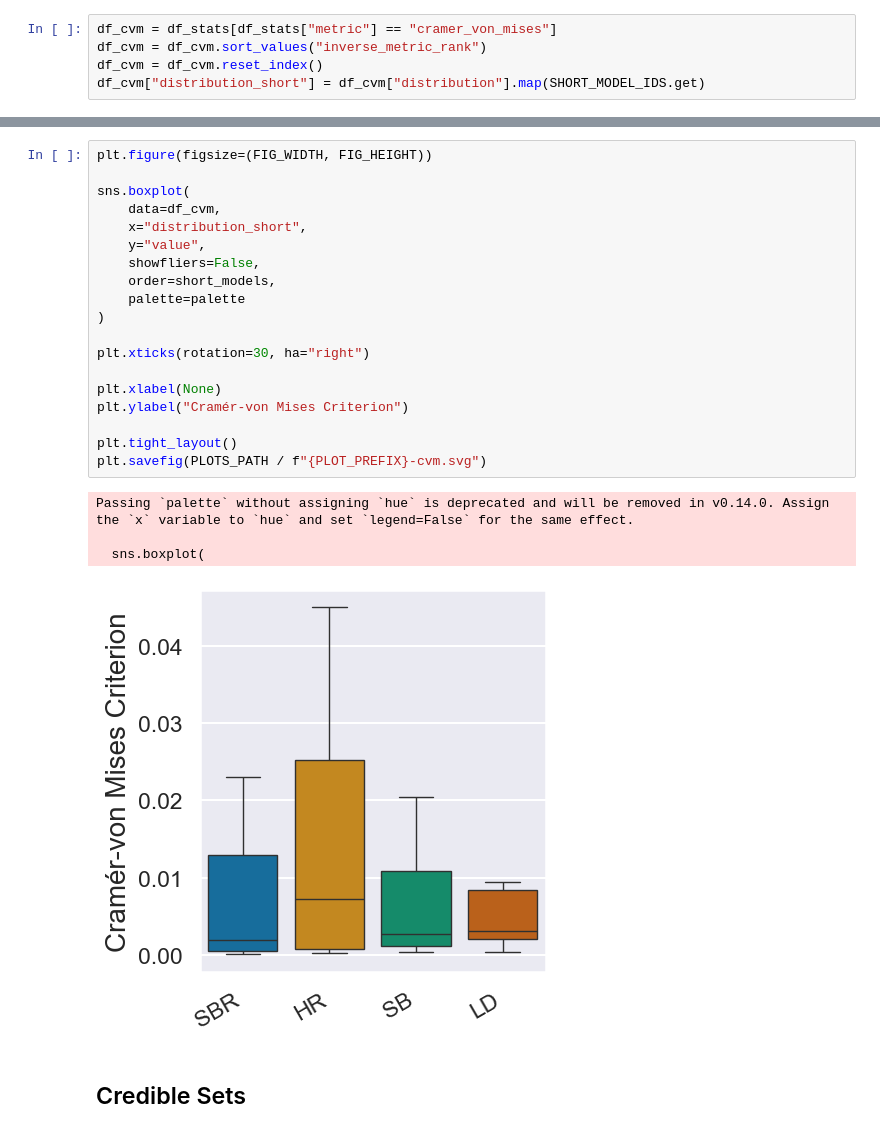
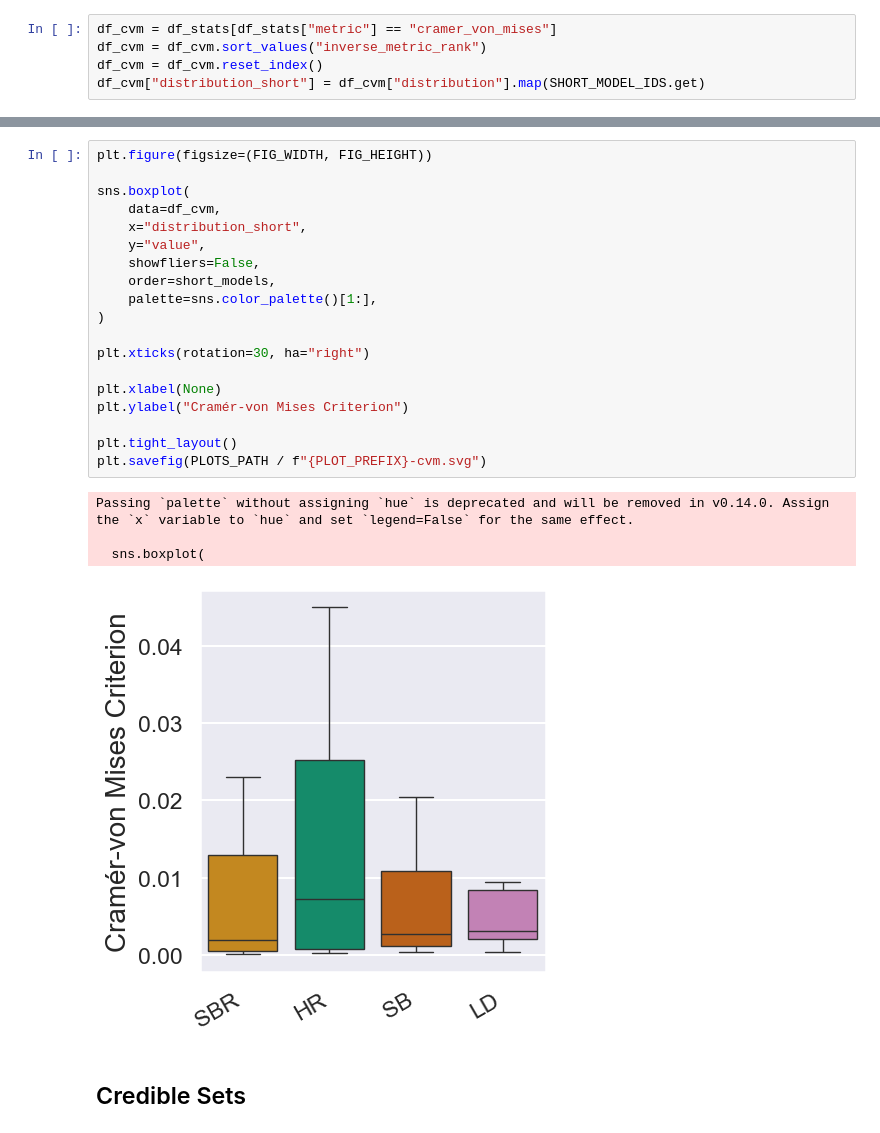
Before and after one commit to tochsner/ccd-validation, a Jupyter notebook: src/julia_analysis/julia_analysis.ipynb, the cells around one changed output, grey strips where cells are left out. Saved outputs shown, nothing was run; the diff lists cells and outputs as text.

```diff
--- a/src/julia_analysis/julia_analysis.ipynb
+++ b/src/julia_analysis/julia_analysis.ipynb
@@ -145,27 +147,27 @@ plt.show()
 # %%
 plt.figure(figsize=(FIG_WIDTH, FIG_HEIGHT))
 
 sns.boxplot(
     data=df_cvm,
     x="distribution_short",
     y="value",
     showfliers=False,
     order=short_models,
-    palette=palette
+    palette=sns.color_palette()[1:],
 )
 
 plt.xticks(rotation=30, ha="right")
 
 plt.xlabel(None)
 plt.ylabel("Cramér-von Mises Criterion")
 
 plt.tight_layout()
 plt.savefig(PLOTS_PATH / f"{PLOT_PREFIX}-cvm.svg")
 # %% [output]
 Passing `palette` without assigning `hue` is deprecated and will be removed in v0.14.0. Assign the `x` variable to `hue` and set `legend=False` for the same effect.
 
   sns.boxplot(
-[figure, old version]
+[figure, new version]
 # %% [markdown]
 ## Credible Sets
 # %%
```
Also changed, not shown: parts of 6 cells of this notebook, 2 other files.
